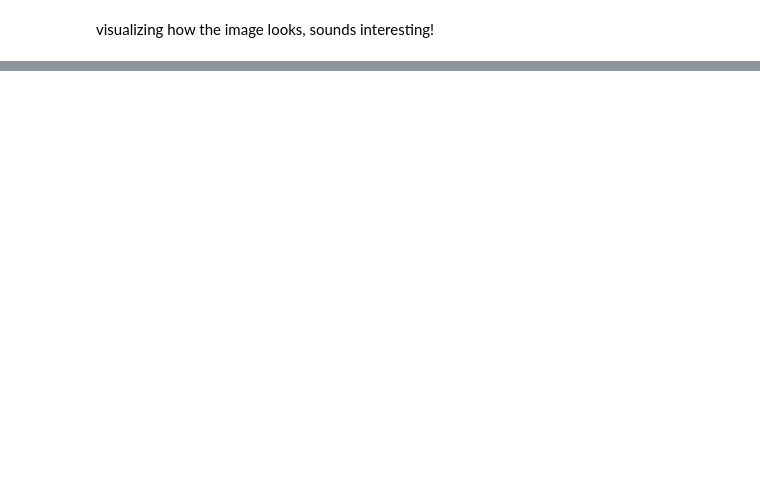
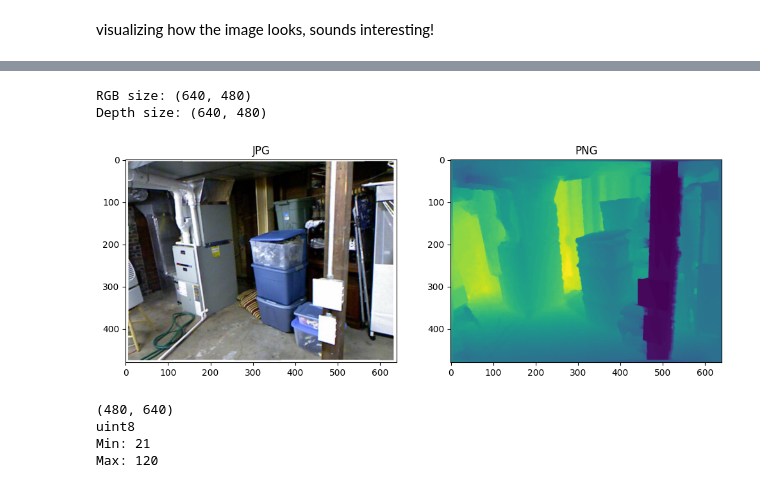
Before and after one commit to Series-Parallel/Machine_in_Deep_Learning, a Jupyter notebook: Early_Exit_Monocular_Depth_Estimation.ipynb, the cells around one changed output, grey strips where cells are left out. Cells and saved outputs as stored; diff of their text form; code cells hidden in the pictures; blank space fills up the shorter version.

```diff
--- a/Early_Exit_Monocular_Depth_Estimation.ipynb
+++ b/Early_Exit_Monocular_Depth_Estimation.ipynb
@@ -171,0 +327,11 @@ visualizing how the image looks, sounds interesting!
+# %%
+train_dir = "nyu_depth_v2/nyu_data/data/nyu2_train"
+
+first_scene = sorted(os.listdir(train_dir))[0]
+
+print("Scene:", first_scene)
+
+scene_path = os.path.join(train_dir, first_scene)
+
+print("\nFiles inside scene:")
+print(os.listdir(scene_path)[:20])
@@ -171,0 +369,46 @@ visualizing how the image looks, sounds interesting!
+# %%
+scene_path = os.path.join(
+    train_dir,
+    sorted(os.listdir(train_dir))[0]
+)
+
+sample_id = "118"   # we know both exist
+
+rgb_path = os.path.join(scene_path, f"{sample_id}.jpg")
+depth_path = os.path.join(scene_path, f"{sample_id}.png")
+
+rgb = Image.open(rgb_path)
+depth = Image.open(depth_path)
+
+print("RGB size:", rgb.size)
+print("Depth size:", depth.size)
+
+plt.figure(figsize=(12,5))
+
+plt.subplot(1,2,1)
+plt.imshow(rgb)
+plt.title("JPG")
+
+plt.subplot(1,2,2)
+plt.imshow(depth)
+plt.title("PNG")
+
+plt.show()
+# %% [output]
+RGB size: (640, 480)
+Depth size: (640, 480)
+[figure, added]
+# %%
+import numpy as np
+
+depth_np = np.array(depth)
+
+print(depth_np.shape)
+print(depth_np.dtype)
+print("Min:", depth_np.min())
+print("Max:", depth_np.max())
+# %% [output]
+(480, 640)
+uint8
+Min: 21
+Max: 120
```
Also changed, not shown: parts of 78 cells of this notebook.
